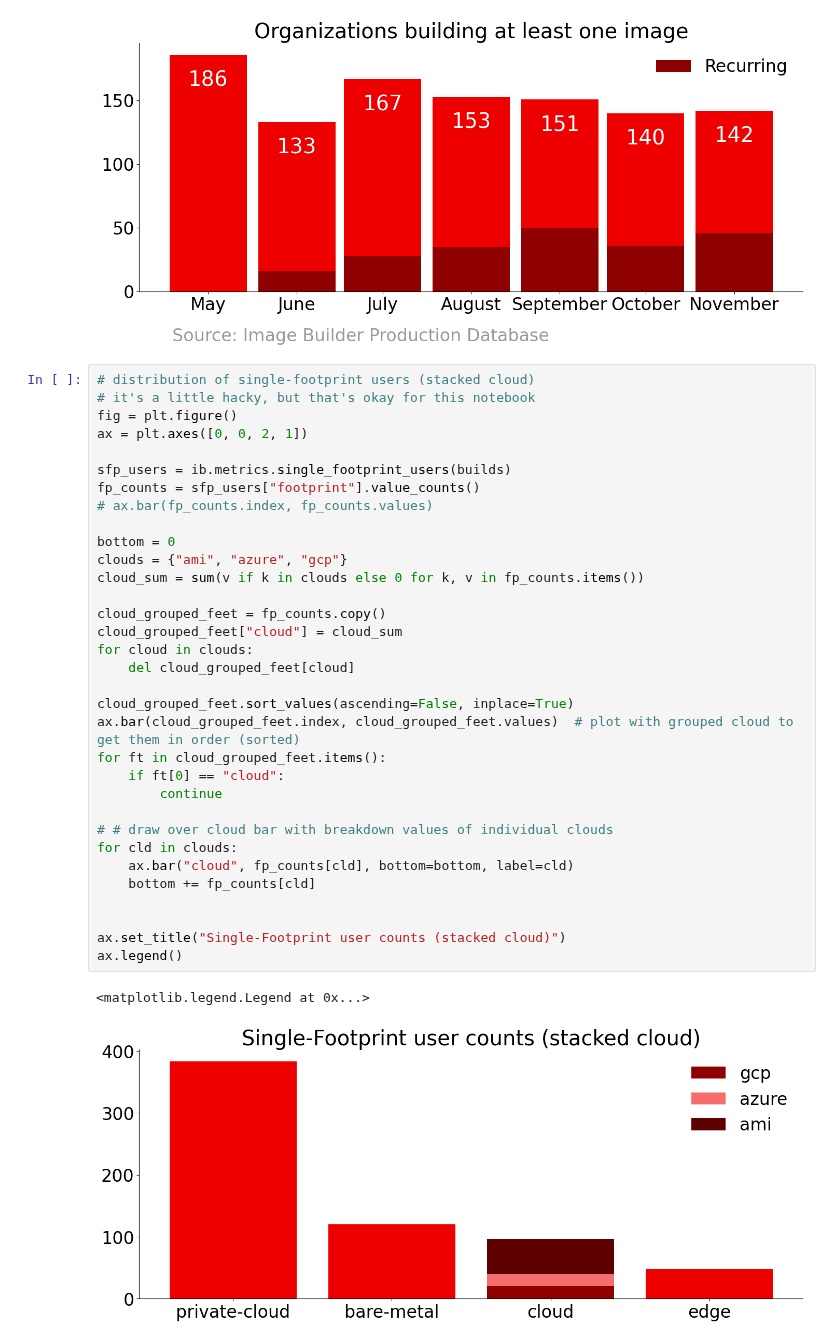
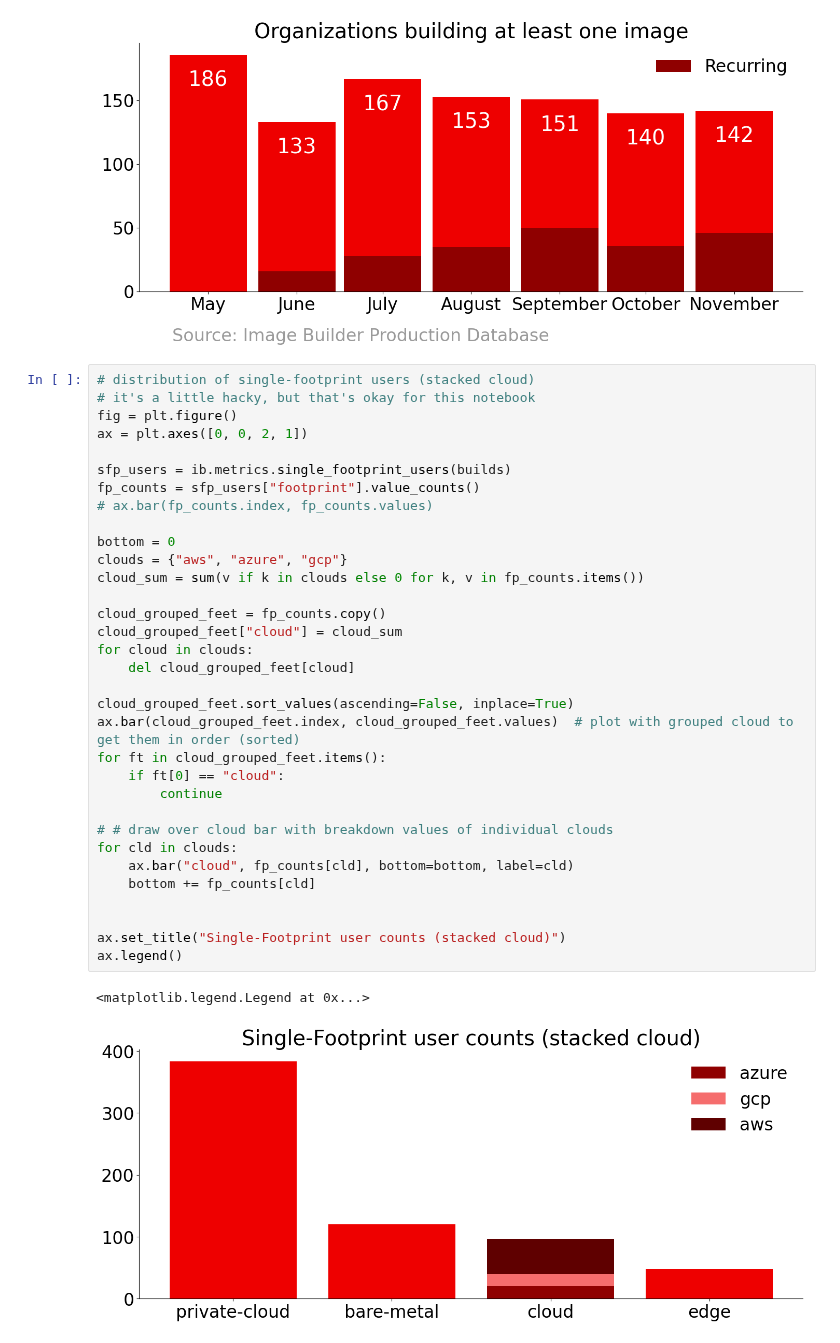
Before and after one commit to osbuild/metrics, a Jupyter notebook: notebooks/Report.ipynb, the cells around one changed output. Saved outputs shown, nothing was run; the diff lists cells and outputs as text.

```diff
--- a/notebooks/Report.ipynb
+++ b/notebooks/Report.ipynb
@@ -74,32 +74,32 @@ fig = plt.figure()
 ax = plt.axes([0, 0, 2, 1])
 
 sfp_users = ib.metrics.single_footprint_users(builds)
 fp_counts = sfp_users["footprint"].value_counts()
 # ax.bar(fp_counts.index, fp_counts.values)
 
 bottom = 0
-clouds = {"ami", "azure", "gcp"}
+clouds = {"aws", "azure", "gcp"}
 cloud_sum = sum(v if k in clouds else 0 for k, v in fp_counts.items())
 
 cloud_grouped_feet = fp_counts.copy()
 cloud_grouped_feet["cloud"] = cloud_sum
 for cloud in clouds:
     del cloud_grouped_feet[cloud]
 
 cloud_grouped_feet.sort_values(ascending=False, inplace=True)
 ax.bar(cloud_grouped_feet.index, cloud_grouped_feet.values)  # plot with grouped cloud to get them in order (sorted)
 for ft in cloud_grouped_feet.items():
     if ft[0] == "cloud":
         continue
 
 # # draw over cloud bar with breakdown values of individual clouds
 for cld in clouds:
     ax.bar("cloud", fp_counts[cld], bottom=bottom, label=cld)
     bottom += fp_counts[cld]
 
 
 ax.set_title("Single-Footprint user counts (stacked cloud)")
 ax.legend()
 # %% [output]
 <matplotlib.legend.Legend at 0x...>
-[figure, old version]
+[figure, new version]
```
